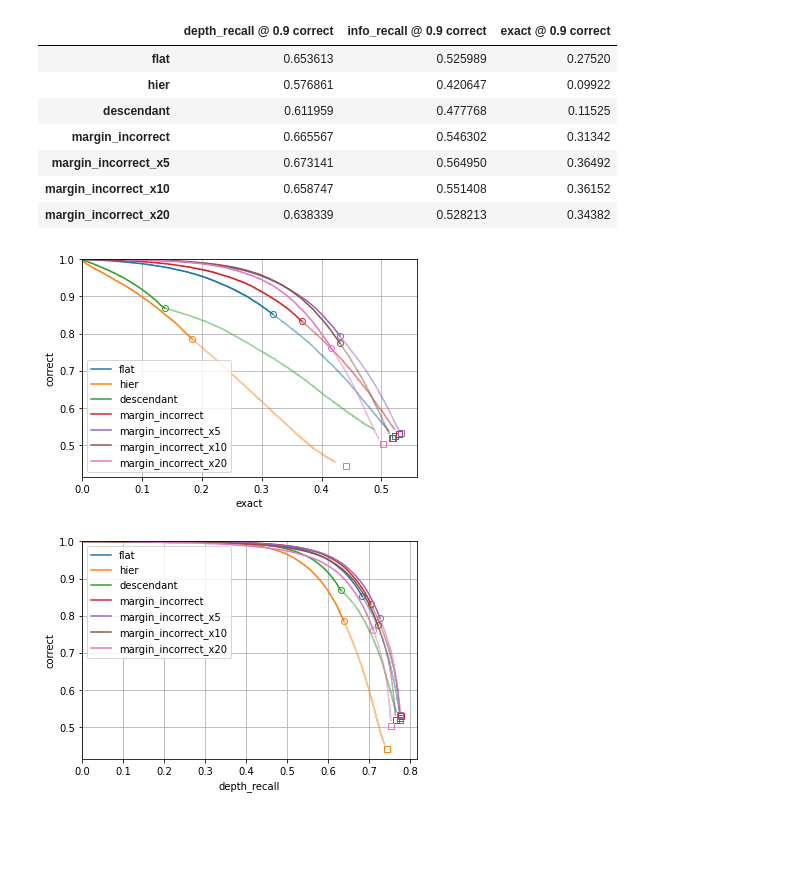
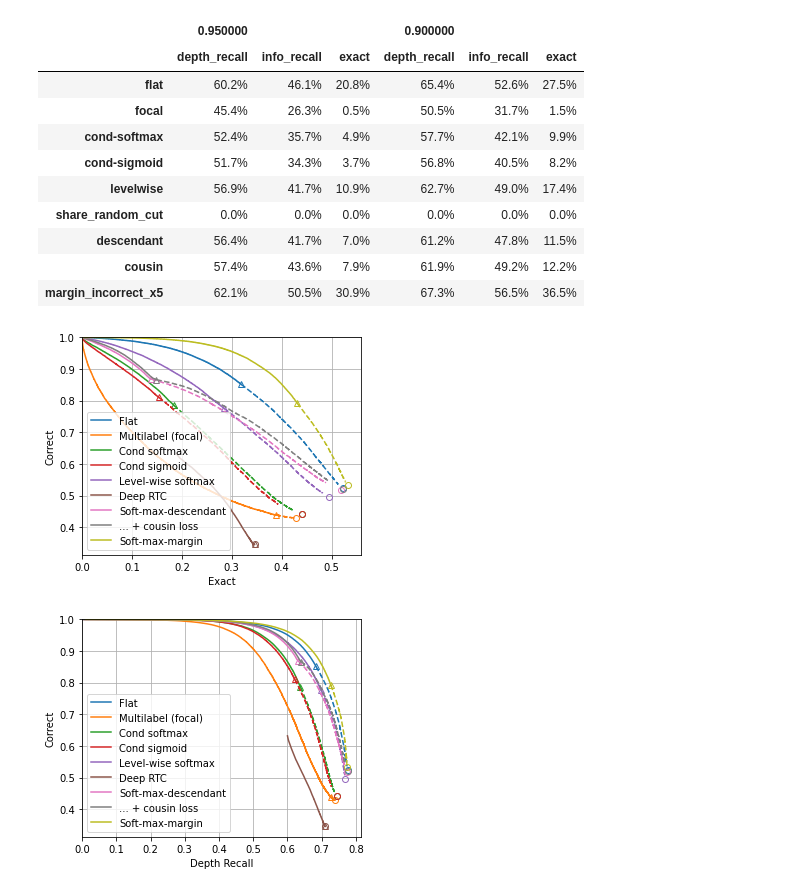
Before and after one commit to jvlmdr/hiercls, a Jupyter notebook: eval_inat21mini.ipynb, the cells around one changed output. Saved outputs shown, nothing was run; the diff lists cells and outputs as text; code cells hidden in the pictures; blank space fills up the shorter version.

```diff
--- a/eval_inat21mini.ipynb
+++ b/eval_inat21mini.ipynb
@@ -277,57 +318,76 @@ INTERCEPTS = [
     'exact',
 ]
 
-CORRECT = 0.9
+CORRECT = [0.95, 0.9]
 
 recalls = {
-    f'{y} @ {CORRECT} correct': {
+    (c, y): {
         name: metrics.pareto_intercept(
             results[name]['pareto_metrics']['correct'],
             results[name]['pareto_metrics'][y],
-            CORRECT)
+            c)
         for name in results
-    } for y in INTERCEPTS
+    } for c in CORRECT for y in INTERCEPTS
 }
 
-pd.DataFrame(recalls)
+pd.DataFrame(recalls).style.format('{:.1%}'.format)
 # %% [output]
-|  | depth_recall @ 0.9 correct | info_recall @ 0.9 correct | exact @ 0.9 correct |
-| flat | 0.653613 | 0.525989 | 0.27520 |
-| hier | 0.576861 | 0.420647 | 0.09922 |
-| descendant | 0.611959 | 0.477768 | 0.11525 |
-| margin_incorrect | 0.665567 | 0.546302 | 0.31342 |
-| margin_incorrect_x5 | 0.673141 | 0.564950 | 0.36492 |
-| margin_incorrect_x10 | 0.658747 | 0.551408 | 0.36152 |
-| margin_incorrect_x20 | 0.638339 | 0.528213 | 0.34382 |
+|  | 0.950000 |  |  | 0.900000 |  |  |
+|  | depth_recall | info_recall | exact | depth_recall | info_recall | exact |
+| flat | 60.2% | 46.1% | 20.8% | 65.4% | 52.6% | 27.5% |
+| focal | 45.4% | 26.3% | 0.5% | 50.5% | 31.7% | 1.5% |
+| cond-softmax | 52.4% | 35.7% | 4.9% | 57.7% | 42.1% | 9.9% |
+| cond-sigmoid | 51.7% | 34.3% | 3.7% | 56.8% | 40.5% | 8.2% |
+| levelwise | 56.9% | 41.7% | 10.9% | 62.7% | 49.0% | 17.4% |
+| share_random_cut | 0.0% | 0.0% | 0.0% | 0.0% | 0.0% | 0.0% |
+| descendant | 56.4% | 41.7% | 7.0% | 61.2% | 47.8% | 11.5% |
+| cousin | 57.4% | 43.6% | 7.9% | 61.9% | 49.2% | 12.2% |
+| margin_incorrect_x5 | 62.1% | 50.5% | 30.9% | 67.3% | 56.5% | 36.5% |
 # %%
-def plot_metrics(x, y, threshold=0.5):
-    for name in results:
+def plot_metrics(x, y, tickres=None, is_pr=True, save=False):
+    plt.figure(figsize=(5, 4))
+    for name in experiments:
+        if name not in results:
+            continue
         pred_metrics = results[name]['pred_metrics']
         pareto_scores = results[name]['pareto_scores']
         pareto_metrics = results[name]['pareto_metrics']
-        ge = np.concatenate(([True], pareto_scores >= threshold))
-        le = np.concatenate(([False], pareto_scores <= threshold))
+        ge = np.concatenate(([True], pareto_scores >= 0.5))
+        le = np.concatenate(([False], pareto_scores <= 0.5))
         plt.plot(pareto_metrics[x][ge], pareto_metrics[y][ge],
-                 color=colors[name], label=name)
+                 color=colors[name], label=experiments[name].title or name)
         plt.plot(pareto_metrics[x][le], pareto_metrics[y][le],
-                 color=colors[name], alpha=0.5)  # linestyle=':')
-        for method, method_metrics in pred_metrics.items():
-            plt.plot(method_metrics[x], method_metrics[y], color=colors[name],
-                     marker=markers[method], markerfacecolor='none')
-    plt.ylim(top=1)
-    plt.xlim(left=0)
+                 color=colors[name], linestyle='--')
+        for method in ['leaf', 'majority']:  # pred_metrics.items():
+            plt.plot(pred_metrics[method][x], pred_metrics[method][y],
+                     color=colors[name], marker=markers[method],
+                     markerfacecolor='none')
+
+    ax = plt.gca()
+    if is_pr:
+        plt.xlim(left=0)
+        plt.ylim(top=1)
+        # plt.ylim(np.clip(plt.ylim(), 0, 1))
+        # plt.xlim(np.clip(plt.xlim(), 0, 1))
+    if tickres:
+        ax.xaxis.set_major_locator(ticker.MultipleLocator(tickres))
+        ax.yaxis.set_major_locator(ticker.MultipleLocator(tickres))
     # plt.axis('equal')
     # plt.gca().set_aspect(1)
     plt.grid()
-    plt.xlabel(x)
-    plt.ylabel(y)
+    plt.xlabel(metric_titles.get(x, x))
+    plt.ylabel(metric_titles.get(y, y))
     plt.legend()
+
+    if save:
+        pathlib.Path(PLOT_DIR).mkdir(parents=True, exist_ok=True)
+        plt.savefig(pathlib.Path(PLOT_DIR) / f'{x}-{y}.pdf')
 # %%
-plot_metrics('exact', 'correct')
+plot_metrics('exact', 'correct', save=True)
 # %% [output]
-[figure, old version]
+[figure, new version]
 # %%
-plot_metrics('depth_recall', 'correct')
+plot_metrics('depth_recall', 'correct', save=True)
 # %% [output]
-[figure, old version]
+[figure, new version]
 # %%
```
Also changed, not shown: parts of 12 cells of this notebook.
